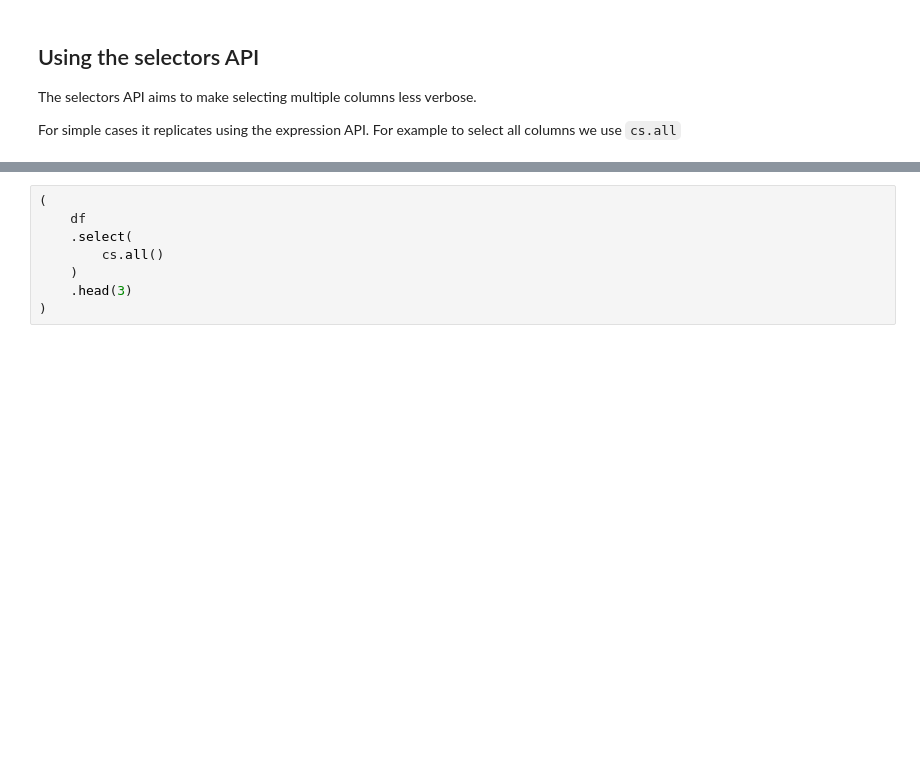
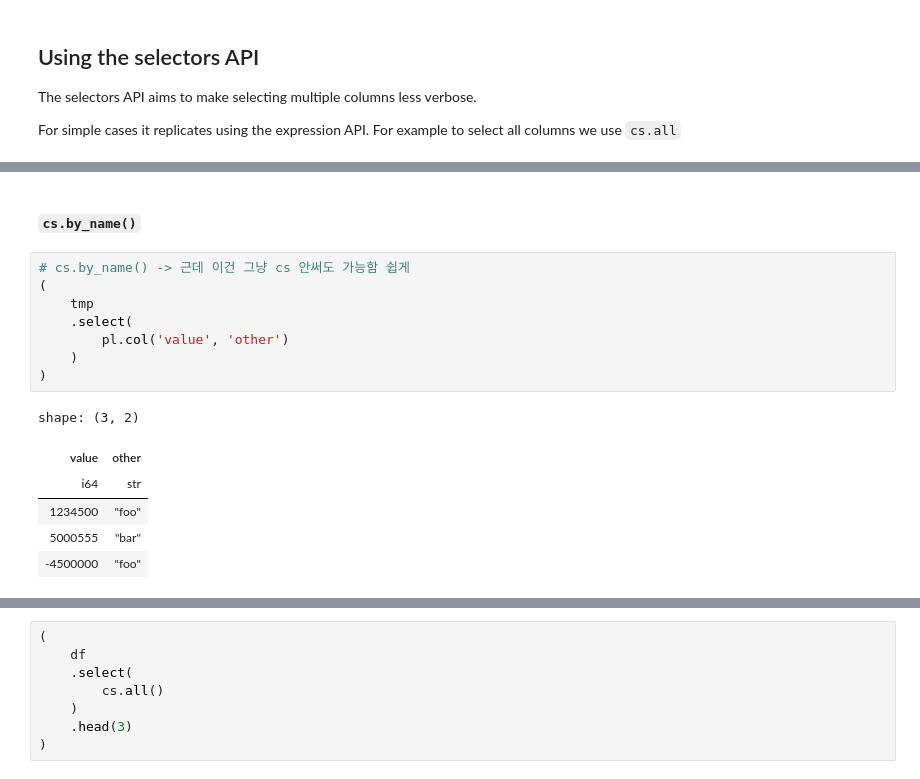
Before and after one commit to ddanghyni/SNT_GYM, a Jupyter notebook: Polars/polars-materials/notebooks/03_selecting_transformations/03-SelectingColumnsMultipleColumns.ipynb, the cells around one changed output, grey strips where cells are left out. Cells and saved outputs as stored; diff of their text form; blank space fills up the shorter version.

```diff
--- a/Polars/polars-materials/notebooks/03_selecting_transformations/03-SelectingColumnsMultipleColumns.ipynb
+++ b/Polars/polars-materials/notebooks/03_selecting_transformations/03-SelectingColumnsMultipleColumns.ipynb
@@ -164,0 +278,17 @@ For simple cases it replicates using the expression API. For example to select a
+# %% [markdown]
+#### `cs.by_name()`
+# %%
+# cs.by_name() -> 근데 이건 그냥 cs 안써도 가능함 쉽게
+(
+    tmp
+    .select(
+        pl.col('value', 'other')
+    )
+)
+# %% [output]
+shape: (3, 2)
+| value | other |
+| i64 | str |
+| 1234500 | "foo" |
+| 5000555 | "bar" |
+| -4500000 | "foo" |
```
Also changed, not shown: parts of 14 cells of this notebook, 2 other files.
